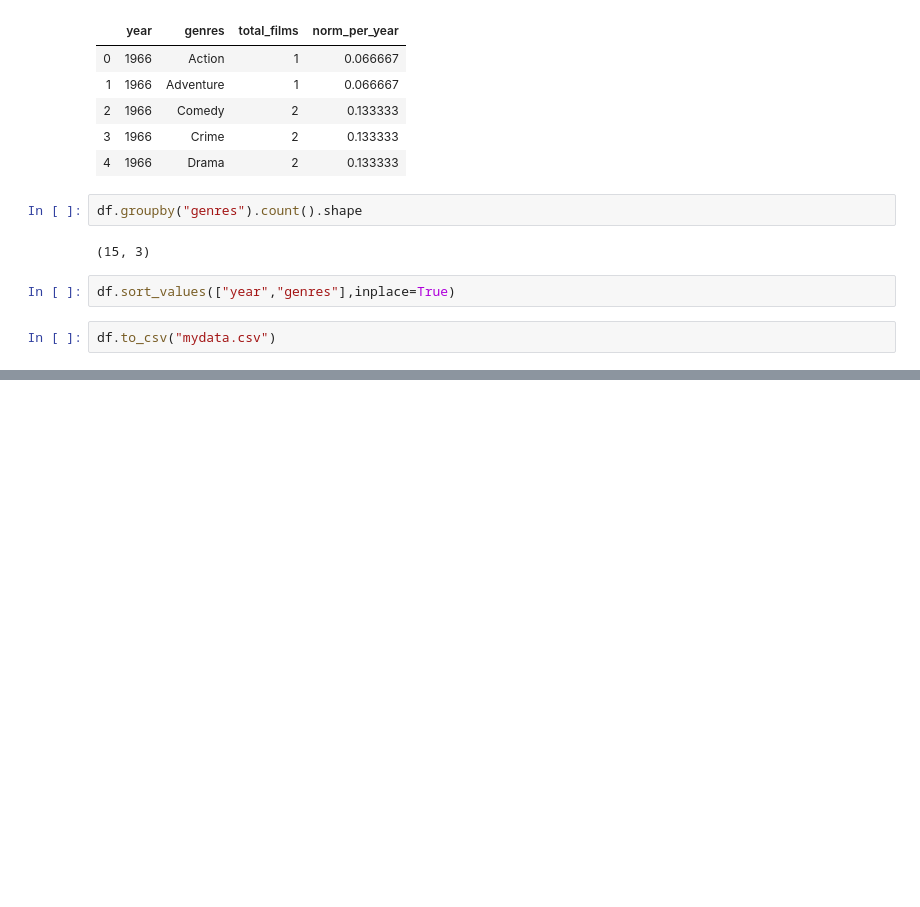
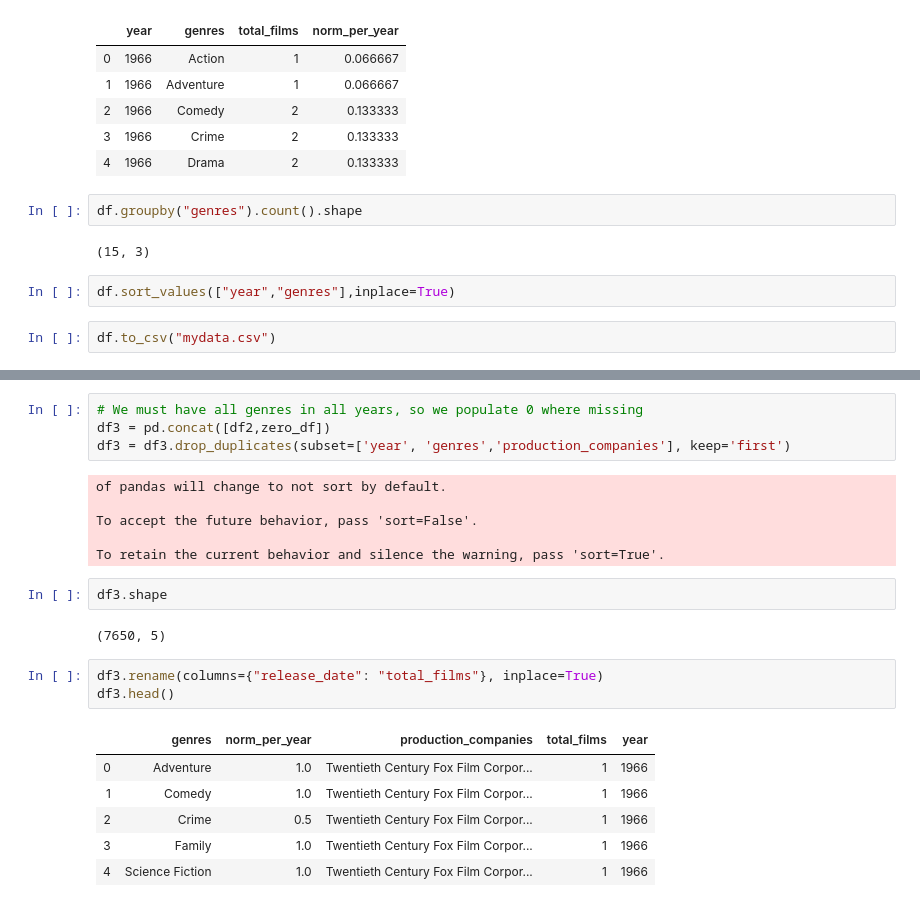
Before and after one commit to com-480-data-visualization/com-480-project-vizzybussy, a Jupyter notebook: streamgraph_data.ipynb, the cells around one changed output, grey strips where cells are left out. Cells and saved outputs as stored; diff of their text form; blank space fills up the shorter version.

```diff
--- a/streamgraph_data.ipynb
+++ b/streamgraph_data.ipynb
@@ -183,0 +320,24 @@ Drama, comedy, action and thriller are the most common genres to be found in fil
+# %%
+# We must have all genres in all years, so we populate 0 where missing
+df3 = pd.concat([df2,zero_df])
+df3 = df3.drop_duplicates(subset=['year', 'genres','production_companies'], keep='first')
+# %% [output]
+of pandas will change to not sort by default.
+
+To accept the future behavior, pass 'sort=False'.
+
+To retain the current behavior and silence the warning, pass 'sort=True'.
+# %%
+df3.shape
+# %% [output]
+(7650, 5)
+# %%
+df3.rename(columns={"release_date": "total_films"}, inplace=True)
+df3.head()
+# %% [output]
+|  | genres | norm_per_year | production_companies | total_films | year |
+| 0 | Adventure | 1.0 | Twentieth Century Fox Film Corpor... | 1 | 1966 |
+| 1 | Comedy | 1.0 | Twentieth Century Fox Film Corpor... | 1 | 1966 |
+| 2 | Crime | 0.5 | Twentieth Century Fox Film Corpor... | 1 | 1966 |
+| 3 | Family | 1.0 | Twentieth Century Fox Film Corpor... | 1 | 1966 |
+| 4 | Science Fiction | 1.0 | Twentieth Century Fox Film Corpor... | 1 | 1966 |
```
Also changed, not shown: parts of 22 cells of this notebook, 1 other file.
